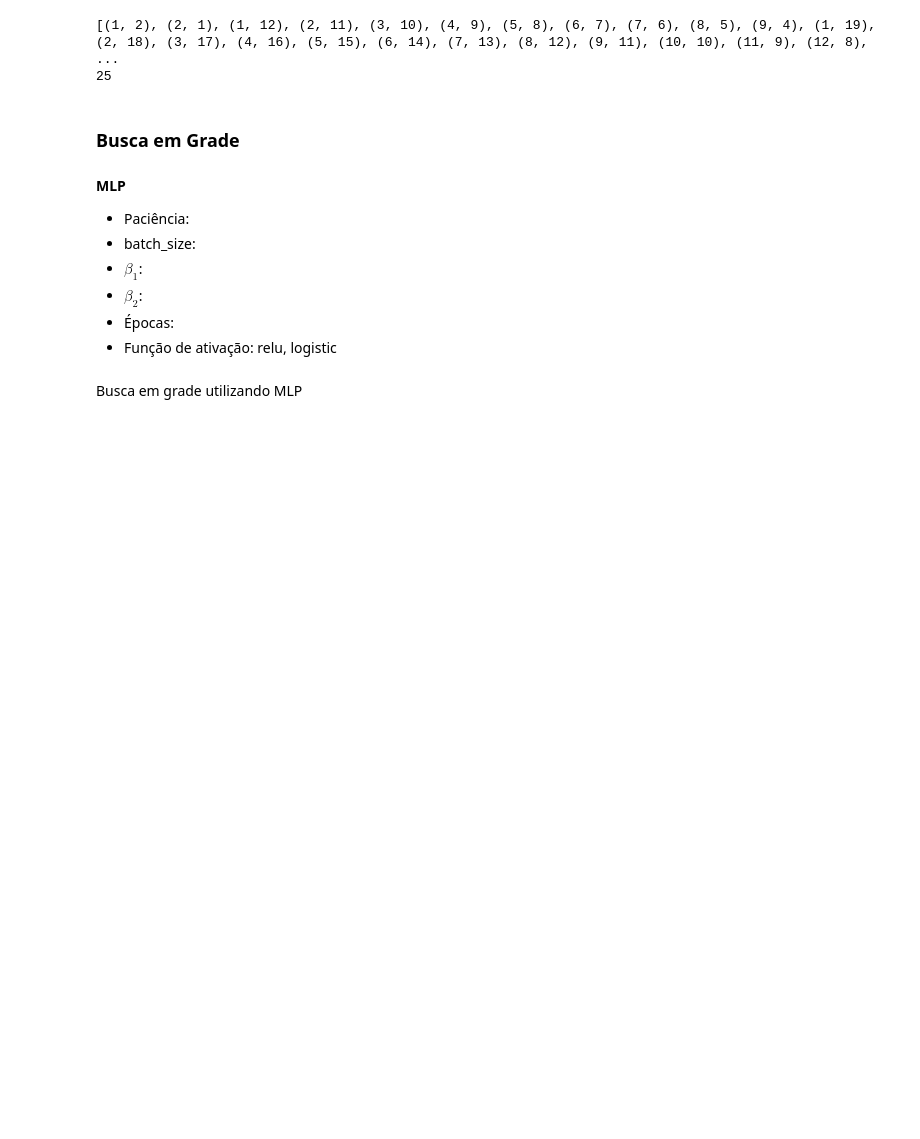
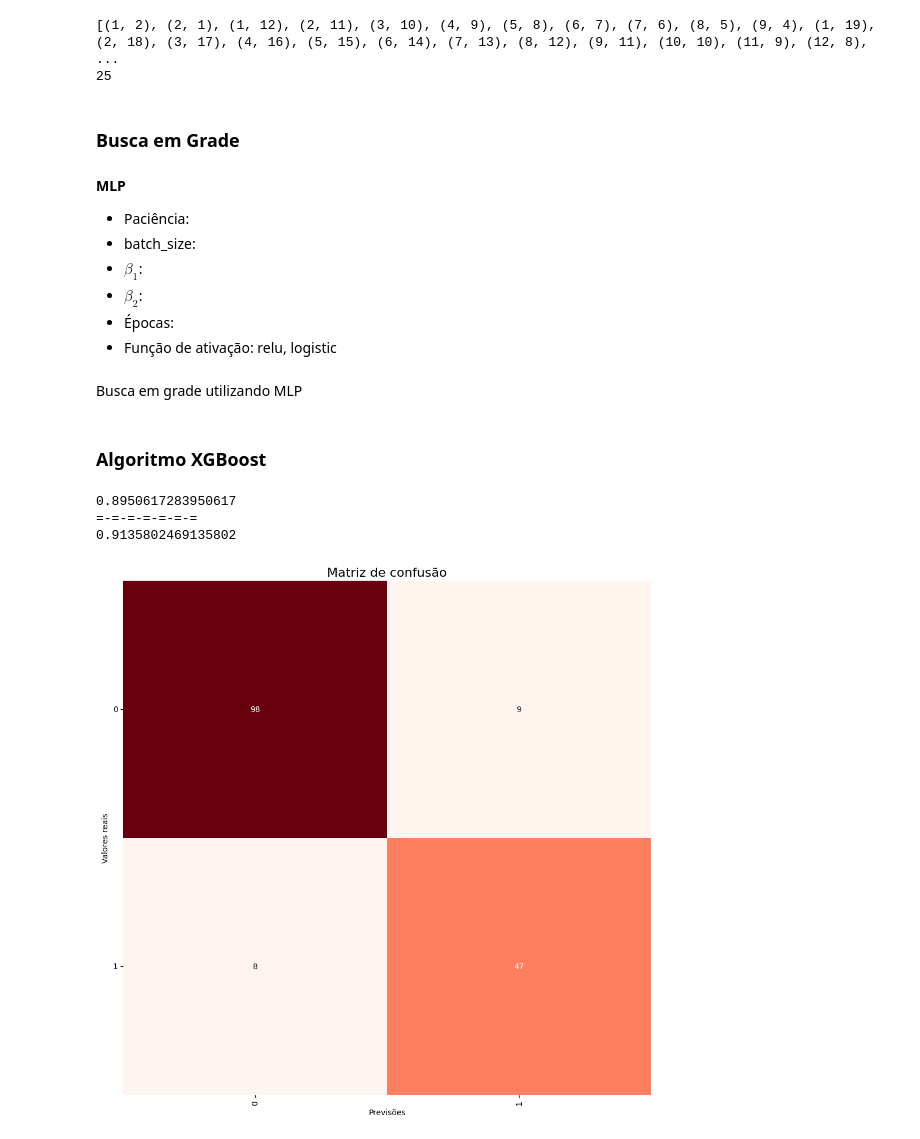
Before and after one commit to melinnediniz/RNA-AA3, a Jupyter notebook: build_model.ipynb, the cells around one changed output. Saved outputs shown, nothing was run; the diff lists cells and outputs as text; code cells hidden in the pictures; blank space fills up the shorter version.

Commit message:
XGBoost
Utilizando o algoritmo XGBoost sobre o dataset com 20 atributos.

```diff
--- a/build_model.ipynb
+++ b/build_model.ipynb
@@ -219,3 +219,57 @@ param_grid_mlp = {
 Busca em grade utilizando MLP
 # %%
 grid_mlp = GridSearchCV(MLPClassifier(), param_grid, verbose=1, cv=5 n_jobs=-1, scoring='accuracy')
+# %% [markdown]
+### Algoritmo XGBoost
+# %%
+from sklearn.ensemble import GradientBoostingClassifier
+from sklearn.metrics import mean_squared_error
+
+clf = GradientBoostingClassifier(
+    max_depth=2,
+    n_estimators=120,
+    random_state=0).fit(X_train_norm, y_train)
+
+print(clf.score(X_test_norm, y_test))
+
+print("=-=-=-=-=-=-=")
+
+errors = [mean_squared_error(y_test, y_pred)
+          for y_pred in clf.staged_predict(X_test_norm)]
+
+best_n_estimator = np.argmin(errors) + 1
+
+clf_best =  GradientBoostingClassifier(
+    max_depth=2,
+    n_estimators=best_n_estimator,
+    random_state=0).fit(X_train_norm, y_train)
+
+print(clf_best.score(X_test_norm, y_test))
+
+y_pred = clf.predict(X_test_norm)
+# %% [output]
+0.8950617283950617
+=-=-=-=-=-=-=
+0.9135802469135802
+# %%
+def confusion_matrix(y_test, y_pred):
+    cm = metrics.confusion_matrix(y_test, y_pred)
+    classes = unique_labels(y_test, y_pred)
+
+    fig, ax = plt.subplots(figsize=(10, 10))
+    sns.heatmap(cm, annot=True, fmt='d', cmap='Reds', cbar=False, ax=ax)
+
+    ax.set_xlabel('Previsões')
+    ax.set_ylabel('Valores reais')
+    ax.set_xticklabels(classes, rotation=90)
+    ax.set_yticklabels(classes, rotation=0)
+
+    title = 'Matriz de confusão'
+    ax.set_title(title, fontsize=16)
+
+    plt.tight_layout()
+    plt.show()
+
+confusion_matrix(y_test, y_pred)
+# %% [output]
+[figure, added]
```
